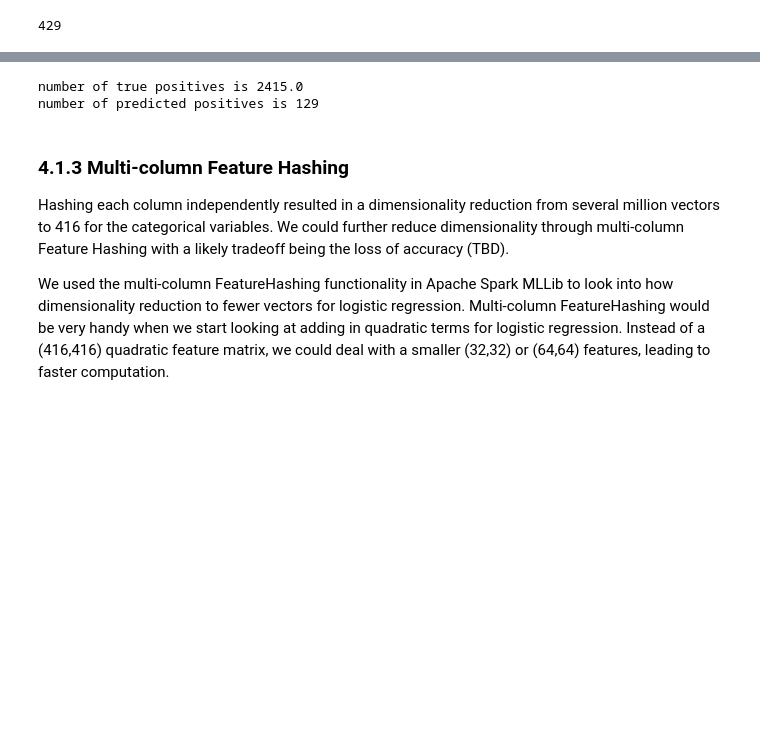
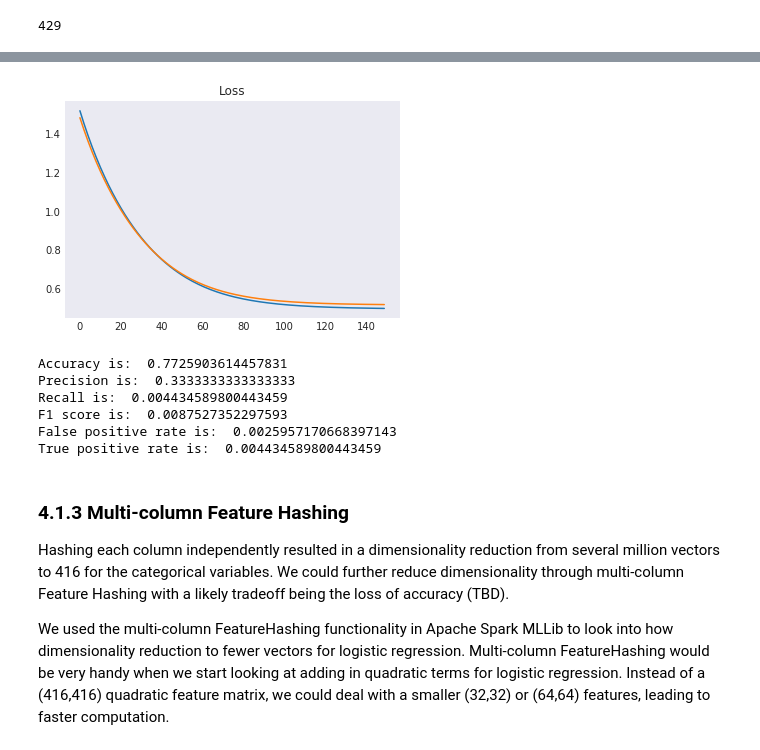
Before and after one commit to vnagapudi/W261_Final_Project, a Jupyter notebook: final_project_SID_LUCA.ipynb, the cells around one changed output, grey strips where cells are left out. Cells and saved outputs as stored; diff of their text form; code cells hidden in the pictures; blank space fills up the shorter version.

```diff
--- a/final_project_SID_LUCA.ipynb
+++ b/final_project_SID_LUCA.ipynb
@@ -991,10 +926,42 @@ Text(0.5,1,'Norm of vector of parameters')
-# %%
-print(f'number of true positives is {numPlusCatRdd.map(lambda x: x[0]).sum()}')
-res = makePrediction(numPlusCatRdd, model).cache()
-print(f'number of predicted positives is {res.sum()}')
-# %% [output]
-number of true positives is 2415.0
-number of predicted positives is 129
+# %%
+nSteps = 150
+regType = 'ridge'
+regParam = 0.1
+learningRate = 0.1
+
+# run gradient descent
+train_loss, test_loss, model = GDUpdate(train, validation, BASELINE, nSteps, regType=regType,
+                                        regParam=regParam, learningRate=learningRate, verbose = False)
+
+plt.plot(train_loss)
+plt.plot(test_loss)
+plt.title('Loss')
+plt.show()
+# %% [output]
+[figure, added]
+# %%
+# make predictions and compute metrics for treshProb = 0.5
+pred, ntp, ntn, nfp, nfn = makePrediction(validation, model[-1], 0.5)
+
+acc = (ntp+ntn)/(ntp+ntn+nfp+nfn)
+prec = (ntp)/(ntp+nfp)
+rec = (ntp)/(ntp+nfn)
+f1 = 2*prec*rec/(prec+rec)
+fpr = nfp/(ntn+nfp)
+tpr = ntp/(ntp+nfn)
+print('Accuracy is: ', acc)
+print('Precision is: ', prec)
+print('Recall is: ', rec)
+print('F1 score is: ', f1)
+print('False positive rate is: ', fpr)
+print('True positive rate is: ', tpr)
+# %% [output]
+Accuracy is:  0.7725903614457831
+Precision is:  0.3333333333333333
+Recall is:  0.004434589800443459
+F1 score is:  0.0087527352297593
+False positive rate is:  0.0025957170668397143
+True positive rate is:  0.004434589800443459
 # %%
 start = time.time()
 wInit = wInitialization(numPlusCatRdd, 2)
```
Also changed, not shown: parts of 31 cells of this notebook.
